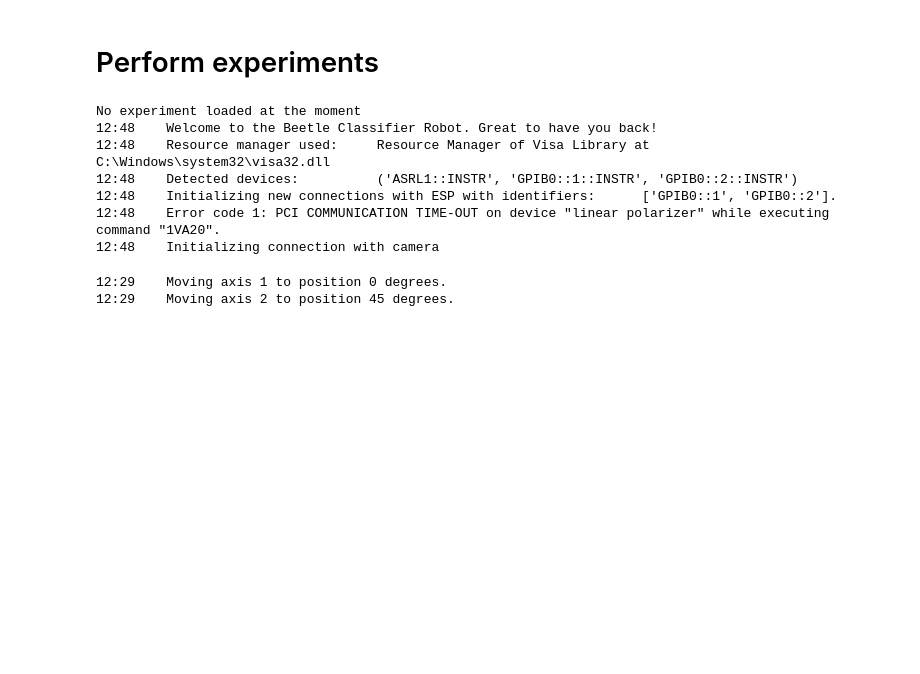
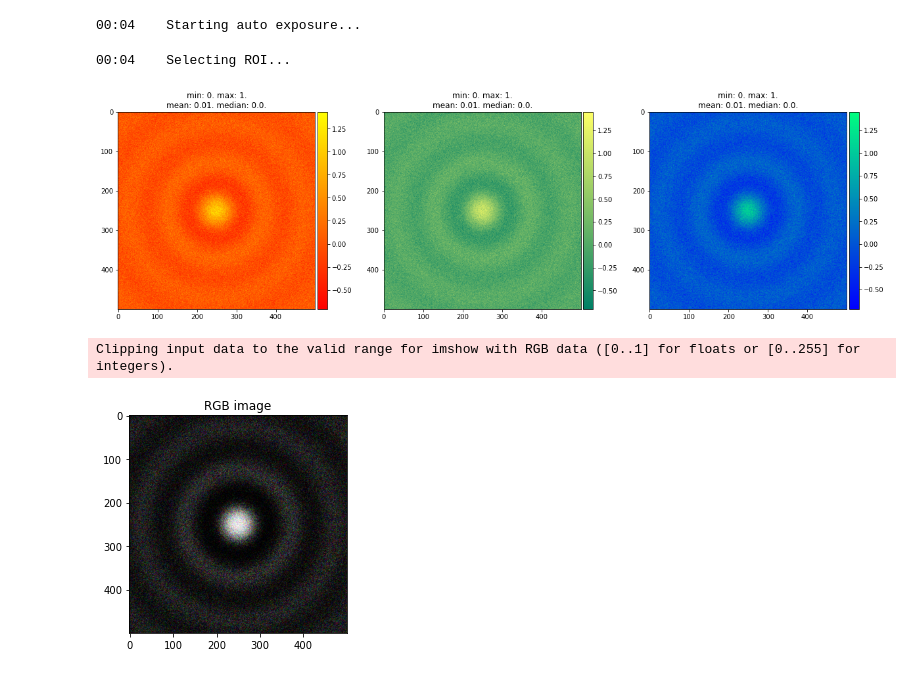
Before and after one commit to MooiMop/Beetle-Classifer-Robot, a Jupyter notebook: master.ipynb, the cells around one changed output. Drawn from its saved outputs; the diff is of its cells as text; code cells hidden in the pictures; blank space fills up the shorter version.

```diff
--- a/master.ipynb
+++ b/master.ipynb
@@ -32,0 +10,9 @@ exp.pol_axis.move(0,'home')
+# %%
+import BCR
+import numpy as np
+user = 'Naor Scheinowitz'
+
+print('Software version: ' + str(BCR.__version__))
+test = True
+
+exp = BCR.BCR(user, testflight = test)
@@ -40,39 +99,23 @@ After initializing the connection with e.g. `cam = Cam()`, rerunning that comman
+# %%
+# Auto expose with a max pixel value target of 200
+exp.cam.auto_expose(target=200, E_start=2.0)
+# %% [output]
+00:04    Starting auto exposure...
+# %%
+# Set the ROI at the peak value of the sensor with a box size of 10
+exp.cam.auto_roi(mode='peak', width=10, show=True)
+# %% [output]
+00:04    Selecting ROI...
 # %%
-# List of common commands
-
-# settings = {'exposure':0.15}
-# exp.cam.set_settings(settings)
-
-# img = exp.cam.take_images(10,median=True,show=True)
-# print(img.dtype)
+# Set camera settings manually.
+t = 0.6
+settings = {
+    'frame_period': t,
+    'exposure': t,
+}
+exp.cam.set_settings(settings, True)
+img = exp.cam.take_images(3)
+# %% [output]
+[figure, added]
+Clipping input data to the valid range for imshow with RGB data ([0..1] for floats or [0..255] for integers).
+[figure, added]
-# %% [markdown]
-# Perform experiments
-# %%
-import importlib
-import BCR
-import numpy as np
-importlib.reload(BCR)
-user = 'Naor Scheinowitz'
-
-if 'exp' in globals():
-    del exp
-else:
-    print('No experiment loaded at the moment')
-
-exp = BCR.BCR(user)
-# %% [output]
-No experiment loaded at the moment
-12:48    Welcome to the Beetle Classifier Robot. Great to have you back!
-12:48    Resource manager used:     Resource Manager of Visa Library at C:\Windows\system32\visa32.dll
-12:48    Detected devices:          ('ASRL1::INSTR', 'GPIB0::1::INSTR', 'GPIB0::2::INSTR')
-12:48    Initializing new connections with ESP with identifiers:      ['GPIB0::1', 'GPIB0::2'].
-12:48    Error code 1: PCI COMMUNICATION TIME-OUT on device "linear polarizer" while executing command "1VA20".
-12:48    Initializing connection with camera
-# %%
-t = 45
-exp.big_arm.move(-90 + 2 * t,'absolute')
-exp.sample.move(t,'absolute')
-#xp.polarizer.quart_lambda.move(0,'absolute')
-# %% [output]
-12:29    Moving axis 1 to position 0 degrees.
-12:29    Moving axis 2 to position 45 degrees.
```
Also changed, not shown: parts of 23 cells of this notebook, 5 other files.
